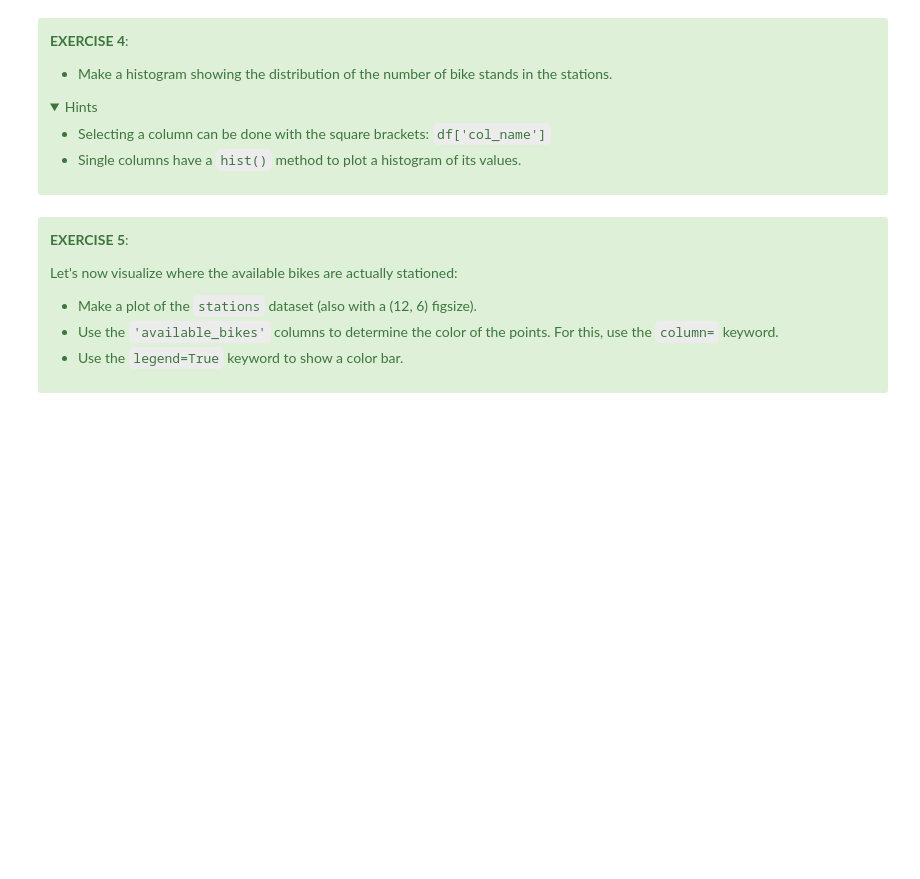
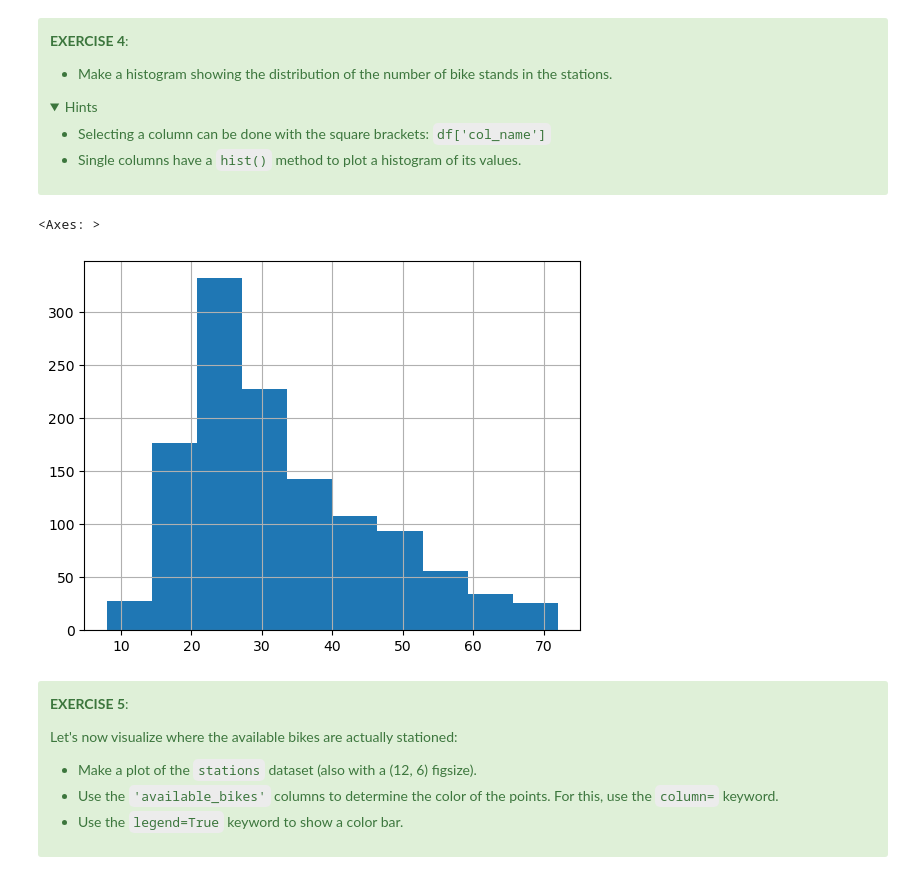
Before and after one commit to errhythm/geopandas-tutorial, a Jupyter notebook: 01-introduction-geospatial-data.ipynb, the cells around one changed output. Drawn from its saved outputs; the diff is of its cells as text; code cells hidden in the pictures; folded sections open; blank space fills up the shorter version.

```diff
--- a/01-introduction-geospatial-data.ipynb
+++ b/01-introduction-geospatial-data.ipynb
@@ -330,6 +342,10 @@ We are going to make use of the [contextily](https://github.com/darribas/context
 </div>
 # %%
 # %load _solved/solutions/01-introduction-geospatial-data8.py
+stations['bike_stands'].hist()
+# %% [output]
+<Axes: >
+[figure, added]
 # %% [markdown]
 <div class="alert alert-success">
 
```
Also changed, not shown: parts of 3 cells of this notebook.
